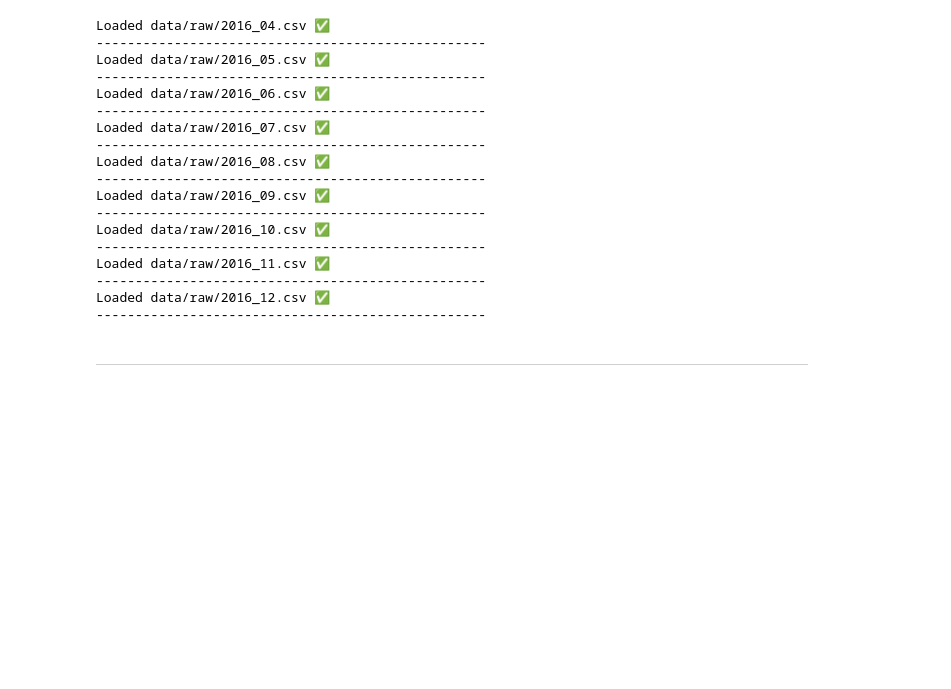
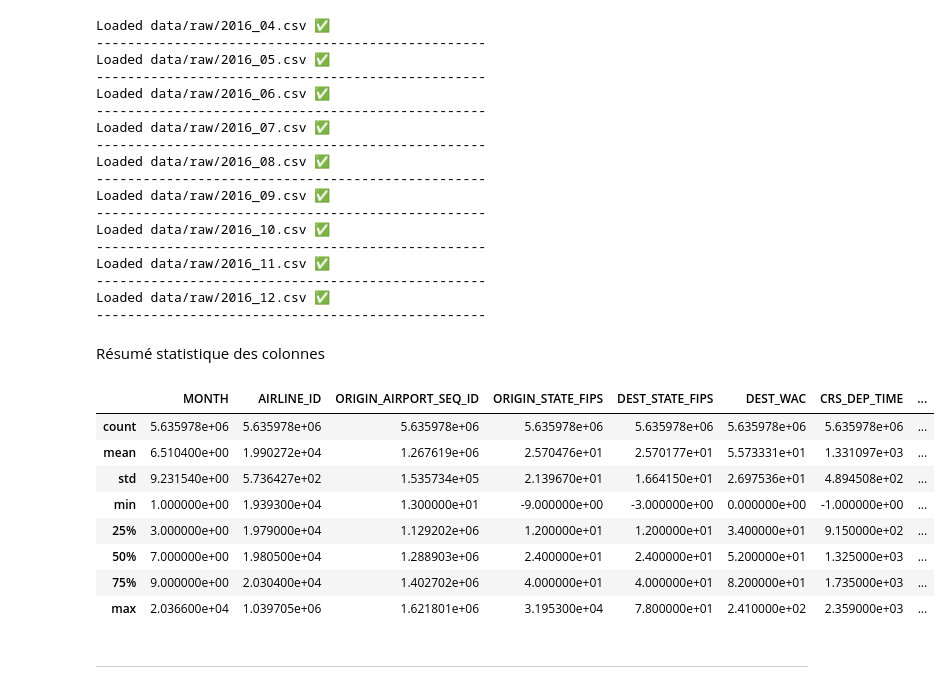
Before and after one commit to ThomasHtn/flight_delay_prediction, a Jupyter notebook: exploratory_data_analysis.ipynb, the cells around one changed output. Drawn from its saved outputs; the diff is of its cells as text; code cells hidden in the pictures; blank space fills up the shorter version.

```diff
--- a/exploratory_data_analysis.ipynb
+++ b/exploratory_data_analysis.ipynb
@@ -236,6 +237,20 @@ Loaded data/raw/2016_12.csv ✅
 # %%
 # Concat all dataframes in "full_df"
 full_df = pd.concat(dfs, ignore_index=True)
+# %% [markdown]
+Résumé statistique des colonnes
+# %%
+full_df.describe()
+# %% [output]
+|  | MONTH | AIRLINE_ID | ORIGIN_AIRPORT_SEQ_ID | ORIGIN_STATE_FIPS | DEST_STATE_FIPS | DEST_WAC | CRS_DEP_TIME | ... |
+| count | 5.635978e+06 | 5.635978e+06 | 5.635978e+06 | 5.635978e+06 | 5.635978e+06 | 5.635978e+06 | 5.635978e+06 | ... |
+| mean | 6.510400e+00 | 1.990272e+04 | 1.267619e+06 | 2.570476e+01 | 2.570177e+01 | 5.573331e+01 | 1.331097e+03 | ... |
+| std | 9.231540e+00 | 5.736427e+02 | 1.535734e+05 | 2.139670e+01 | 1.664150e+01 | 2.697536e+01 | 4.894508e+02 | ... |
+| min | 1.000000e+00 | 1.939300e+04 | 1.300000e+01 | -9.000000e+00 | -3.000000e+00 | 0.000000e+00 | -1.000000e+00 | ... |
+| 25% | 3.000000e+00 | 1.979000e+04 | 1.129202e+06 | 1.200000e+01 | 1.200000e+01 | 3.400000e+01 | 9.150000e+02 | ... |
+| 50% | 7.000000e+00 | 1.980500e+04 | 1.288903e+06 | 2.400000e+01 | 2.400000e+01 | 5.200000e+01 | 1.325000e+03 | ... |
+| 75% | 9.000000e+00 | 2.030400e+04 | 1.402702e+06 | 4.000000e+01 | 4.000000e+01 | 8.200000e+01 | 1.735000e+03 | ... |
+| max | 2.036600e+04 | 1.039705e+06 | 1.621801e+06 | 3.195300e+04 | 7.800000e+01 | 2.410000e+02 | 2.359000e+03 | ... |
 # %% [markdown]
 ---
 # %% [markdown]
```
Also changed, not shown: parts of 18 cells of this notebook, 26 other files.
